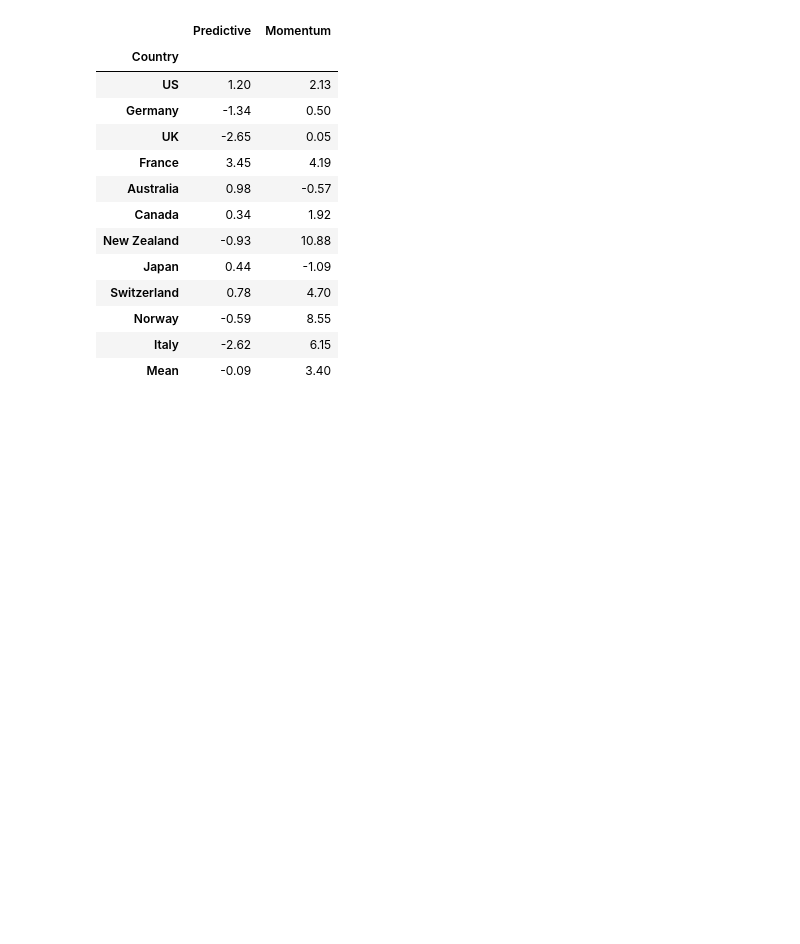
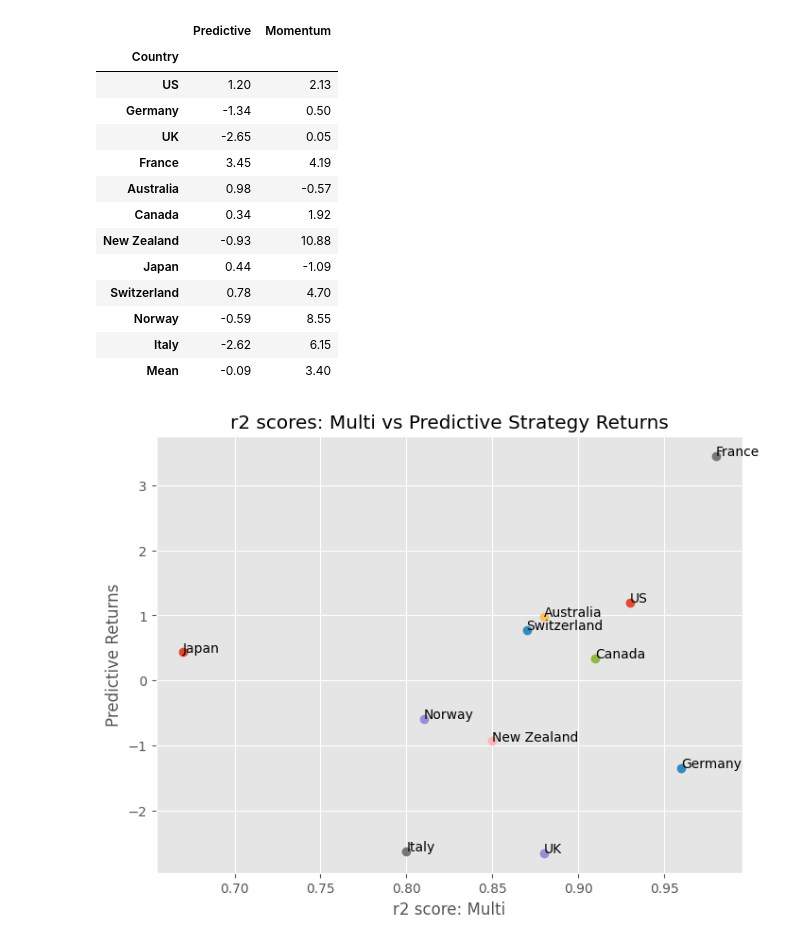
Before and after one commit to danjsabra/G10_RV, a Jupyter notebook: G10_RV.ipynb, the cells around one changed output. Saved outputs shown, nothing was run; the diff lists cells and outputs as text; code cells hidden in the pictures; blank space fills up the shorter version.

Commit message:
Plotting r2 against predictive and momentum strategies

```diff
--- a/G10_RV.ipynb
+++ b/G10_RV.ipynb
@@ -249,3 +269,22 @@ trading
 | Norway | -0.59 | 8.55 |
 | Italy | -2.62 | 6.15 |
 | Mean | -0.09 | 3.40 |
+# %%
+plt.figure(figsize=(8, 6))
+
+# Assuming that 'Country' is the index in both 'performances' and 'trading' DataFrames
+countries = performances.index.drop('Mean').unique()
+
+for country in countries:
+    x = performances.loc[country, 'r2: Multi']
+    y = trading.loc[country, 'Predictive']
+    plt.plot(x, y, 'o')
+    plt.annotate(country, (x, y))
+
+plt.xlabel('r2 score: Multi')
+plt.ylabel('Predictive Returns')
+plt.title('r2 scores: Multi vs Predictive Strategy Returns')
+
+plt.show()
+# %% [output]
+[figure, added]
```
Also changed, not shown: parts of 2 cells of this notebook.
